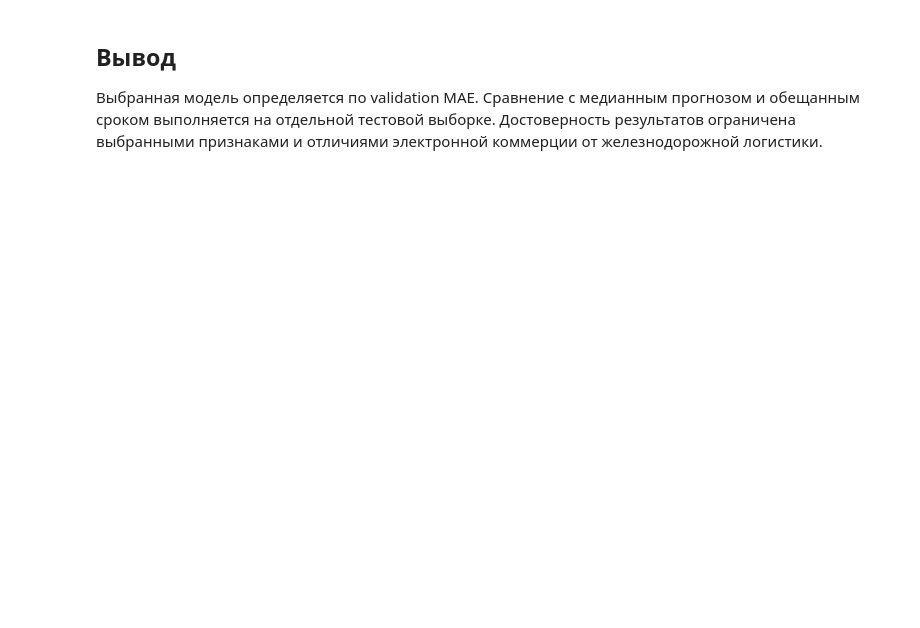
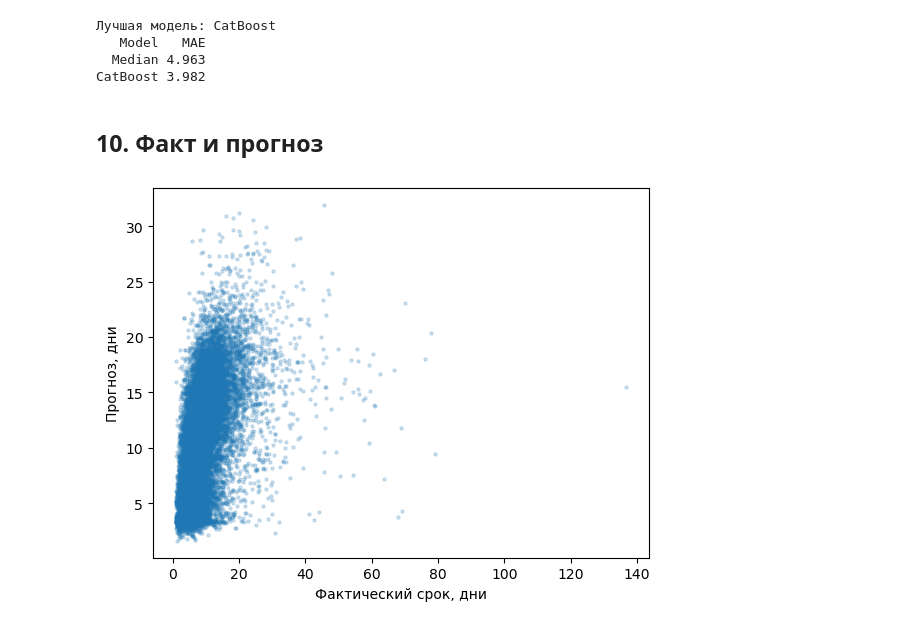
Before and after one commit to ewervel/delivery-time-ml, a Jupyter notebook: delivery_prediction.ipynb, the cells around one changed output. Saved outputs shown, nothing was run; the diff lists cells and outputs as text; code cells hidden in the pictures; blank space fills up the shorter version.

Commit message:
Update delivery time prediction project

```diff
--- a/delivery_prediction.ipynb
+++ b/delivery_prediction.ipynb
@@ -73 +151,16 @@ Train: 61740 | Validation: 15436 | Test: 19294
+# %%
+num_pipeline = Pipeline([
+    ('imputer', SimpleImputer(strategy='median')),
+    ('scaler', StandardScaler())
+])
+
+cat_pipeline = Pipeline([
+    ('imputer', SimpleImputer(strategy='most_frequent')),
+    ('encoder', OneHotEncoder(handle_unknown='ignore', sparse_output=False))
+])
+
+preprocessor = ColumnTransformer([
+    ('num', num_pipeline, num_cols),
+    ('cat', cat_pipeline, cat_cols)
+])
 # %% [markdown]
@@ -152,4 +213,33 @@ plt.show()
-# %% [markdown]
-## Вывод
-
-Выбранная модель определяется по validation MAE. Сравнение с медианным прогнозом и обещанным сроком выполняется на отдельной тестовой выборке. Достоверность результатов ограничена выбранными признаками и отличиями электронной коммерции от железнодорожной логистики.
+# %%
+best_name = results.iloc[0]['Model']
+best_model = models[best_name]
+
+X_tr = preprocessor.fit_transform(X_train)
+X_te = preprocessor.transform(X_test)
+best_model.fit(X_tr, y_train)
+y_pred = best_model.predict(X_te)
+median_pred = np.full(len(y_test), y_train.median())
+
+test_results = pd.DataFrame({
+    'Model': ['Median', best_name],
+    'MAE': [mean_absolute_error(y_test, median_pred), mean_absolute_error(y_test, y_pred)]
+})
+
+print('Лучшая модель:', best_name)
+print(test_results.round(3).to_string(index=False))
+test_results.round(3).to_csv('results/test_results.csv', index=False)
+# %% [output]
+Лучшая модель: CatBoost
+   Model   MAE
+  Median 4.963
+CatBoost 3.982
+# %% [markdown]
+## 10. Факт и прогноз
+# %%
+plt.scatter(y_test, y_pred, s=5, alpha=0.2)
+plt.xlabel('Фактический срок, дни')
+plt.ylabel('Прогноз, дни')
+plt.savefig('results/test_predictions.png')
+plt.show()
+# %% [output]
+[figure, added]
```
Also changed, not shown: parts of 26 cells of this notebook, 8 other files.
